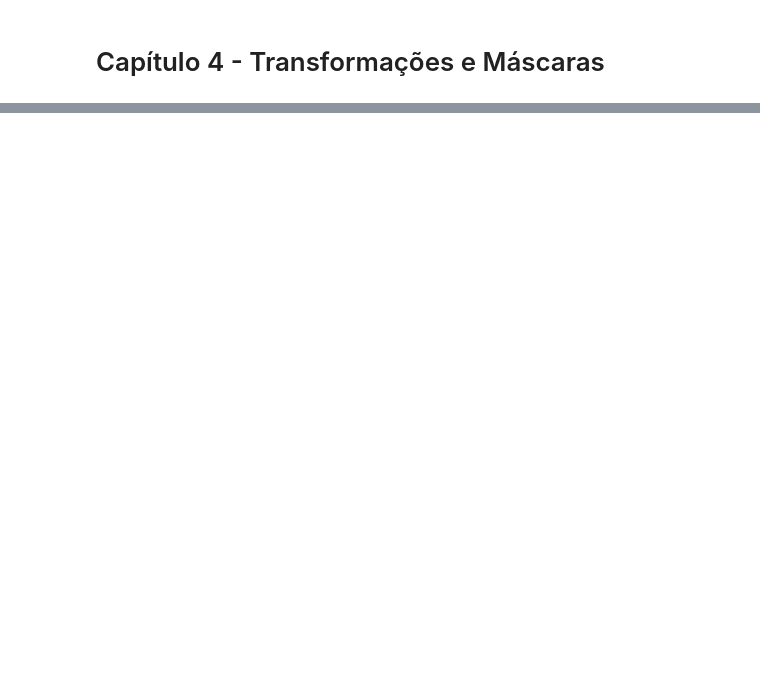
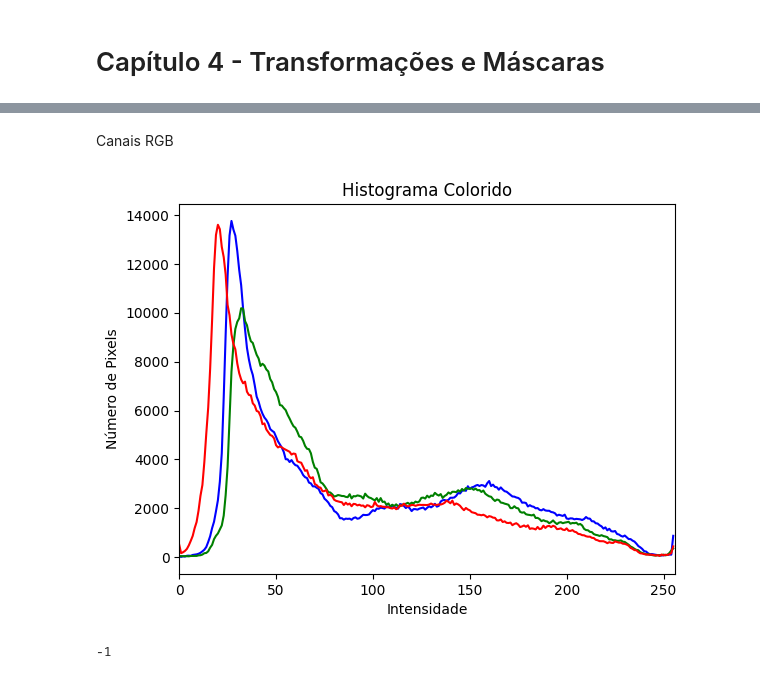
Before and after one commit to alexandregpeixoto/CatolicaSC_VisaoComputacional_Entrega01, a Jupyter notebook: Entrega01.ipynb, the cells around one changed output, grey strips where cells are left out. Saved outputs shown, nothing was run; the diff lists cells and outputs as text; code cells hidden in the pictures; blank space fills up the shorter version.

```diff
--- a/Entrega01.ipynb
+++ b/Entrega01.ipynb
@@ -125,0 +266,46 @@ cv2.waitKey(0)
+# %% [markdown]
+Canais RGB
+# %%
+# Carrega a imagem a partir do arquivo 'ponte.jpg'
+img = cv2.imread('ponte.jpg')
+
+# Exibe a imagem colorida em uma janela chamada "Imagem Colorida"
+cv2.imshow("Imagem Colorida", img)
+
+# Separa os canais de cor (B, G, R) da imagem
+canais = cv2.split(img)
+
+# Define as cores para os canais B, G e R para o gráfico
+cores = ("b", "g", "r")
+
+# Cria uma nova figura para o gráfico do histograma
+plt.figure()
+
+# Define o título do gráfico
+plt.title("Histograma Colorido")
+
+# Define o rótulo do eixo x
+plt.xlabel("Intensidade")
+
+# Define o rótulo do eixo y
+plt.ylabel("Número de Pixels")
+
+# Loop para calcular e plotar o histograma de cada canal de cor
+for (canal, cor) in zip(canais, cores):
+    # Calcula o histograma para o canal atual
+    hist = cv2.calcHist([canal], [0], None, [256], [0, 256])
+
+    # Plota o histograma do canal atual
+    plt.plot(hist, color=cor)
+
+    # Define os limites do eixo x (intensidade de pixel de 0 a 255)
+    plt.xlim([0, 256])
+
+# Exibe o gráfico
+plt.show()
+
+# Aguarda uma tecla ser pressionada para fechar as janelas exibidas
+cv2.waitKey(0)
+# %% [output]
+[figure, added]
+-1
```
Also changed, not shown: parts of 33 cells of this notebook, 4 other files.
